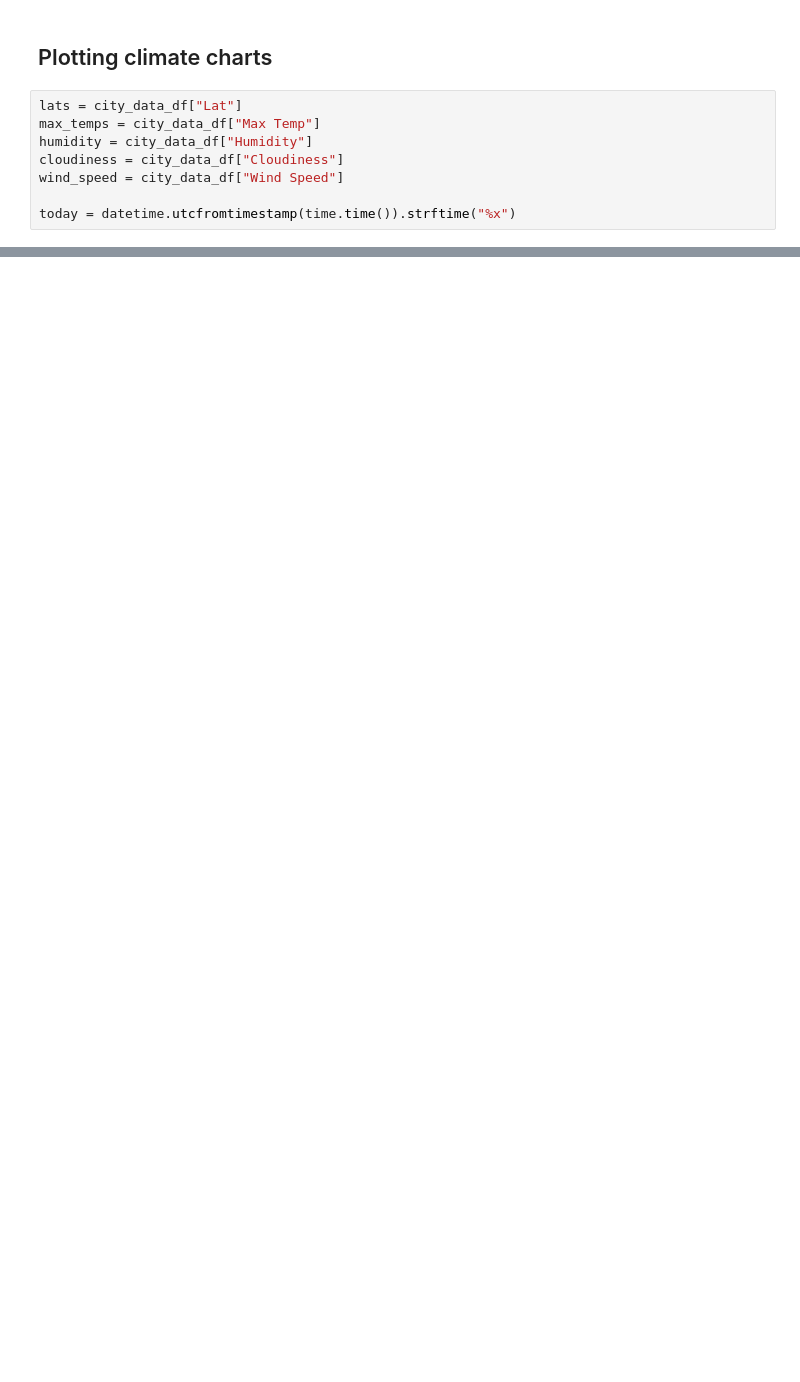
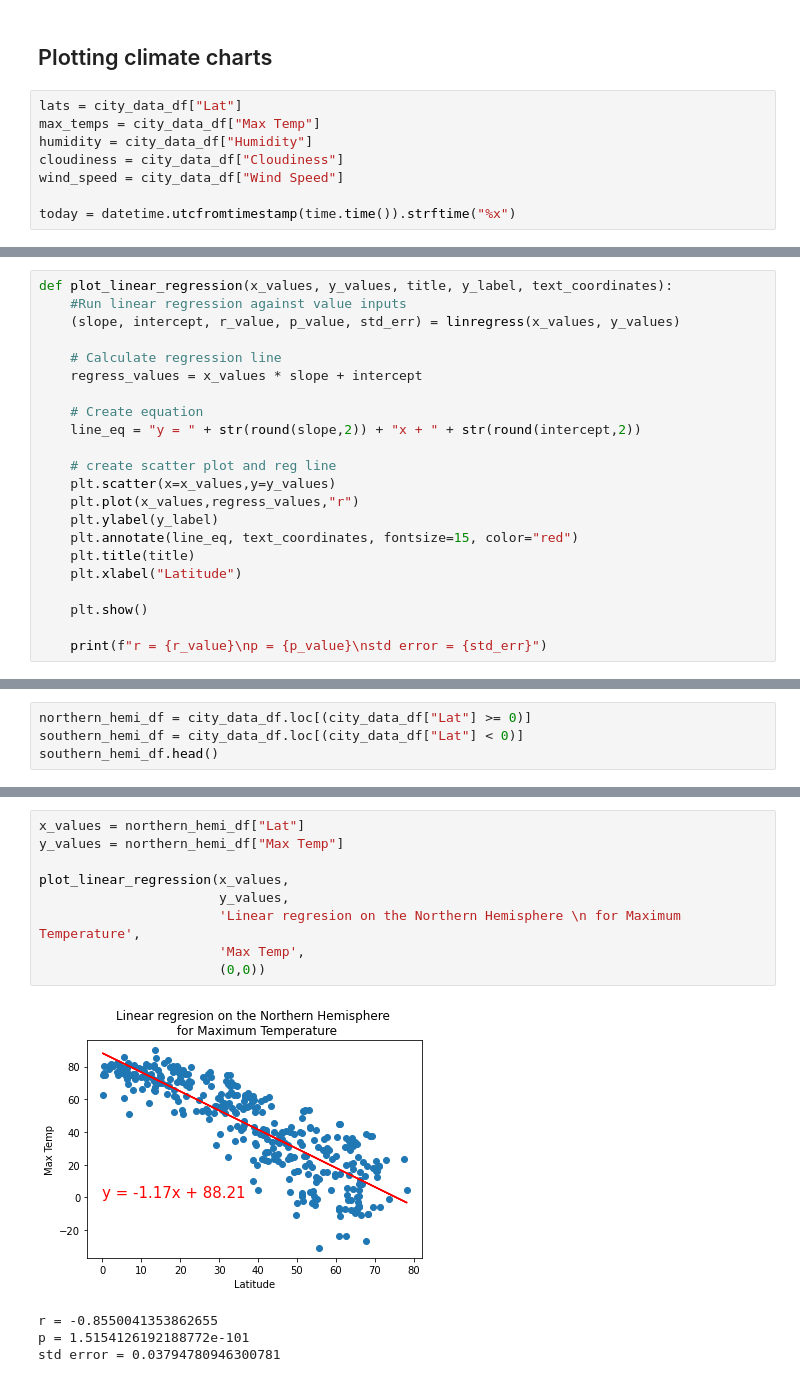
Before and after one commit to eric-spoerner/world_weather_analysis, a Jupyter notebook: WeatherPy.ipynb, the cells around one changed output, grey strips where cells are left out. Saved outputs shown, nothing was run; the diff lists cells and outputs as text; blank space fills up the shorter version.

```diff
--- a/WeatherPy.ipynb
+++ b/WeatherPy.ipynb
@@ -258,0 +254,22 @@ plt.show()
+# %%
+def plot_linear_regression(x_values, y_values, title, y_label, text_coordinates):
+    #Run linear regression against value inputs
+    (slope, intercept, r_value, p_value, std_err) = linregress(x_values, y_values)
+
+    # Calculate regression line
+    regress_values = x_values * slope + intercept
+
+    # Create equation
+    line_eq = "y = " + str(round(slope,2)) + "x + " + str(round(intercept,2))
+
+    # create scatter plot and reg line
+    plt.scatter(x=x_values,y=y_values)
+    plt.plot(x_values,regress_values,"r")
+    plt.ylabel(y_label)
+    plt.annotate(line_eq, text_coordinates, fontsize=15, color="red")
+    plt.title(title)
+    plt.xlabel("Latitude")
+
+    plt.show()
+
+    print(f"r = {r_value}\np = {p_value}\nstd error = {std_err}")
@@ -258,0 +308,4 @@ plt.show()
+# %%
+northern_hemi_df = city_data_df.loc[(city_data_df["Lat"] >= 0)]
+southern_hemi_df = city_data_df.loc[(city_data_df["Lat"] < 0)]
+southern_hemi_df.head()
@@ -258,0 +319,14 @@ plt.show()
+# %%
+x_values = northern_hemi_df["Lat"]
+y_values = northern_hemi_df["Max Temp"]
+
+plot_linear_regression(x_values,
+                       y_values,
+                       'Linear regresion on the Northern Hemisphere \n for Maximum Temperature',
+                       'Max Temp',
+                       (0,0))
+# %% [output]
+[figure, added]
+r = -0.8550041353862655
+p = 1.5154126192188772e-101
+std error = 0.03794780946300781
```
Also changed, not shown: parts of 23 cells of this notebook, 6 other files.
